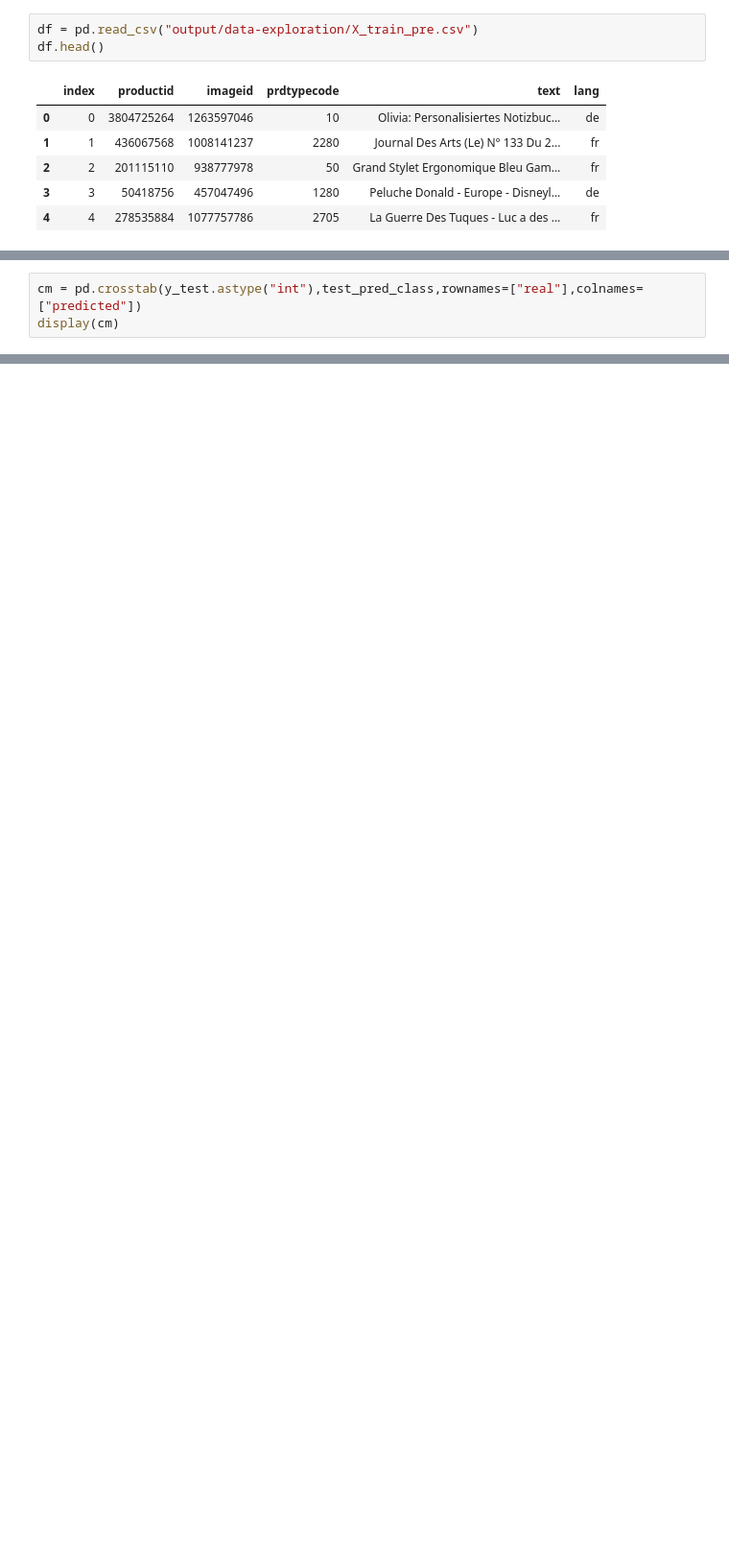
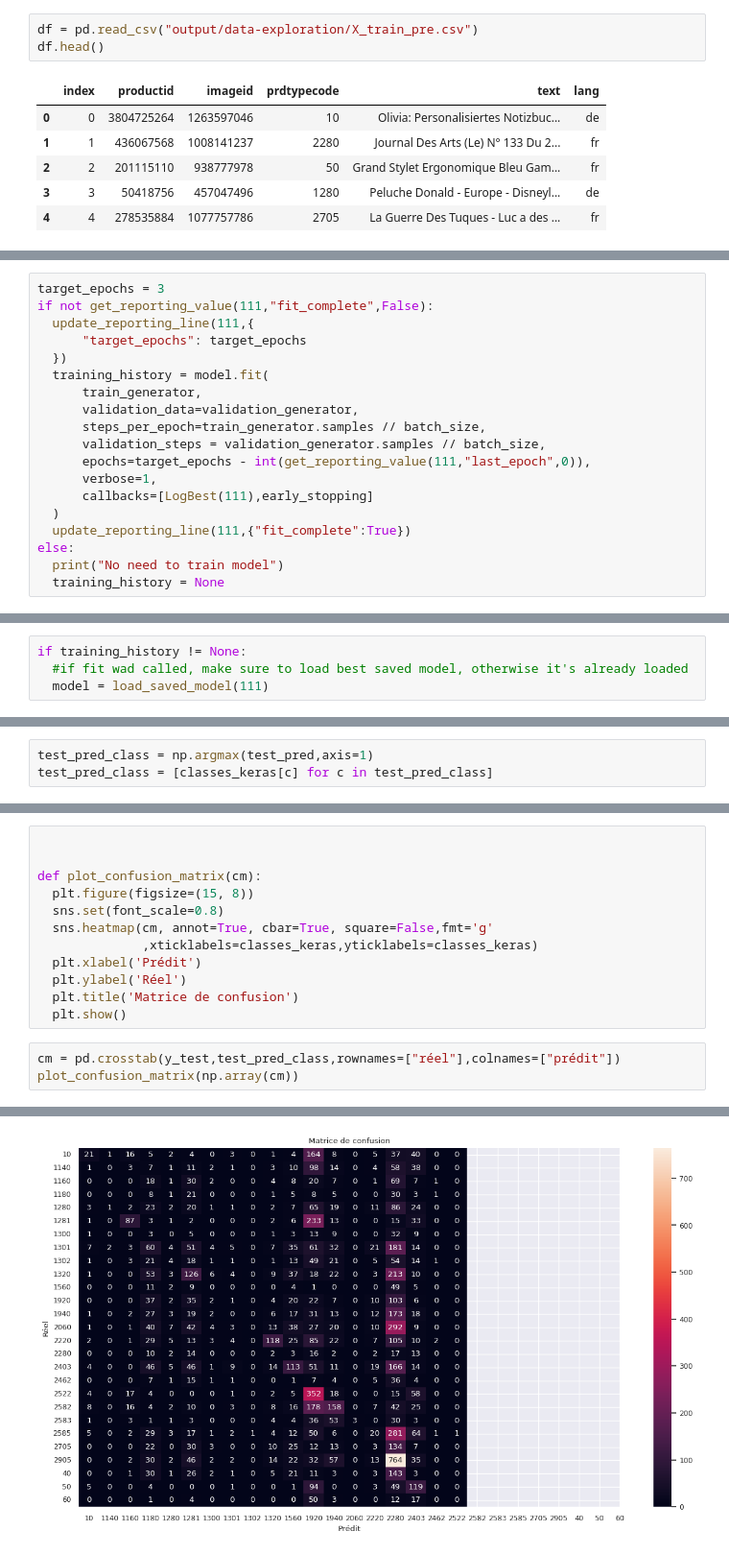
Before and after one commit to DataScientest-Studio/nov23_bds_rakuten, a Jupyter notebook: notebooks/data-modeling-images-1.ipynb, the cells around one changed output, grey strips where cells are left out. Shown at 96% size. Drawn from its saved outputs; the diff is of its cells as text; blank space fills up the shorter version.

```diff
--- a/notebooks/data-modeling-images-1.ipynb
+++ b/notebooks/data-modeling-images-1.ipynb
@@ -345,0 +496,19 @@ Epoch 10/10
+# %%
+target_epochs = 3
+if not get_reporting_value(111,"fit_complete",False):
+  update_reporting_line(111,{
+      "target_epochs": target_epochs
+  })
+  training_history = model.fit(
+      train_generator,
+      validation_data=validation_generator,
+      steps_per_epoch=train_generator.samples // batch_size,
+      validation_steps = validation_generator.samples // batch_size,
+      epochs=target_epochs - int(get_reporting_value(111,"last_epoch",0)),
+      verbose=1,
+      callbacks=[LogBest(111),early_stopping]
+  )
+  update_reporting_line(111,{"fit_complete":True})
+else:
+  print("No need to train model")
+  training_history = None
@@ -345,0 +521,4 @@ Epoch 10/10
+# %%
+if training_history != None:
+  #if fit wad called, make sure to load best saved model, otherwise it's already loaded
+  model = load_saved_model(111)
@@ -409,0 +531,3 @@ Saving actual model to output/data-modeling-images-1/model.keras
+# %%
+test_pred_class = np.argmax(test_pred,axis=1)
+test_pred_class = [classes_keras[c] for c in test_pred_class]
@@ -410,4 +632,16 @@ Saving actual model to output/data-modeling-images-1/model.keras
+# %%
+
+
+def plot_confusion_matrix(cm):
+  plt.figure(figsize=(15, 8))
+  sns.set(font_scale=0.8)
+  sns.heatmap(cm, annot=True, cbar=True, square=False,fmt='g'
+              ,xticklabels=classes_keras,yticklabels=classes_keras)
+  plt.xlabel('Prédit')
+  plt.ylabel('Réel')
+  plt.title('Matrice de confusion')
+  plt.show()
 # %%
-cm = pd.crosstab(y_test.astype("int"),test_pred_class,rownames=["real"],colnames=["predicted"])
-display(cm)
+cm = pd.crosstab(y_test,test_pred_class,rownames=["réel"],colnames=["prédit"])
+plot_confusion_matrix(np.array(cm))
 # %% [output]
@@ -432,0 +648 @@ display(cm)
+[figure, added]
```
Also changed, not shown: parts of 104 cells of this notebook.
